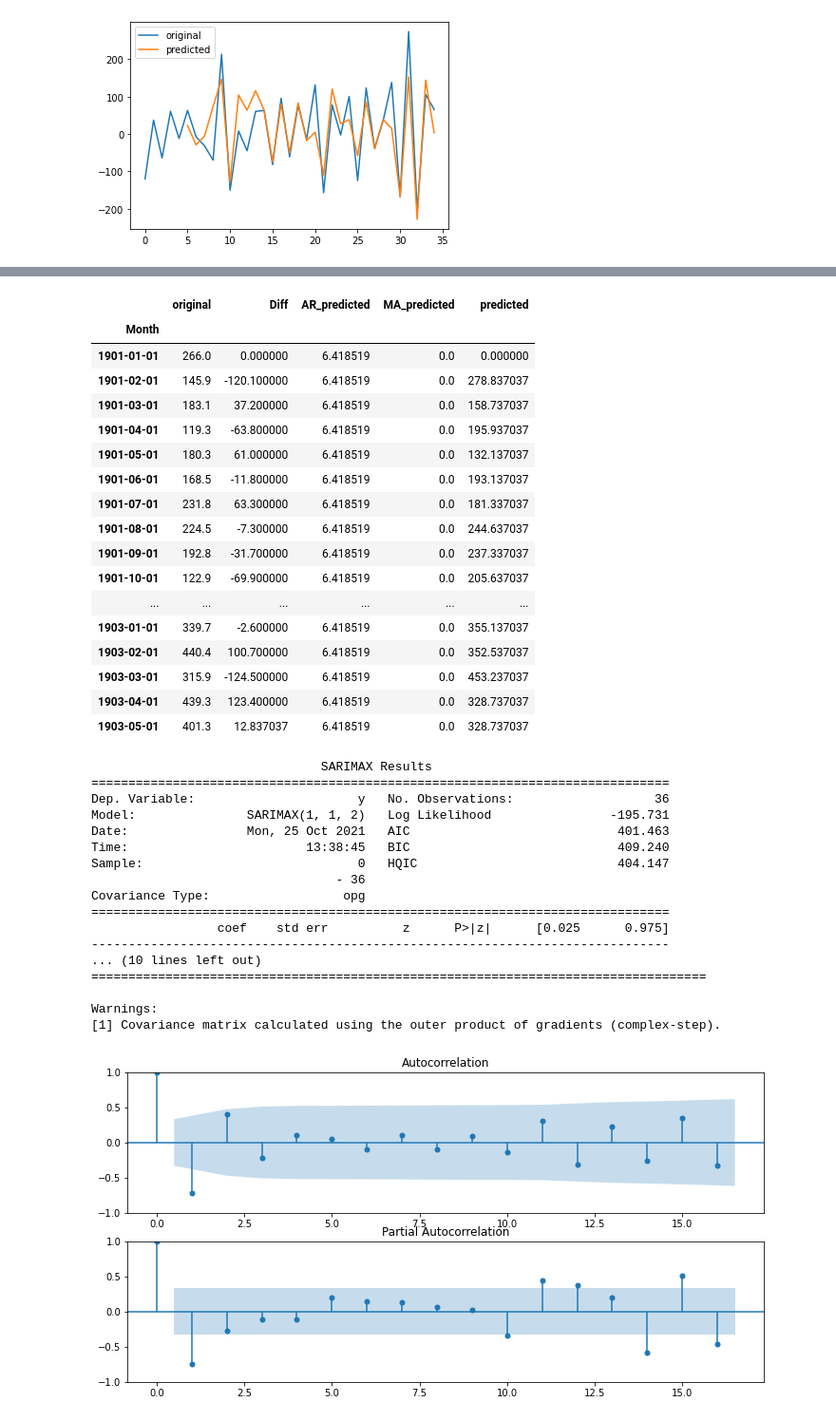
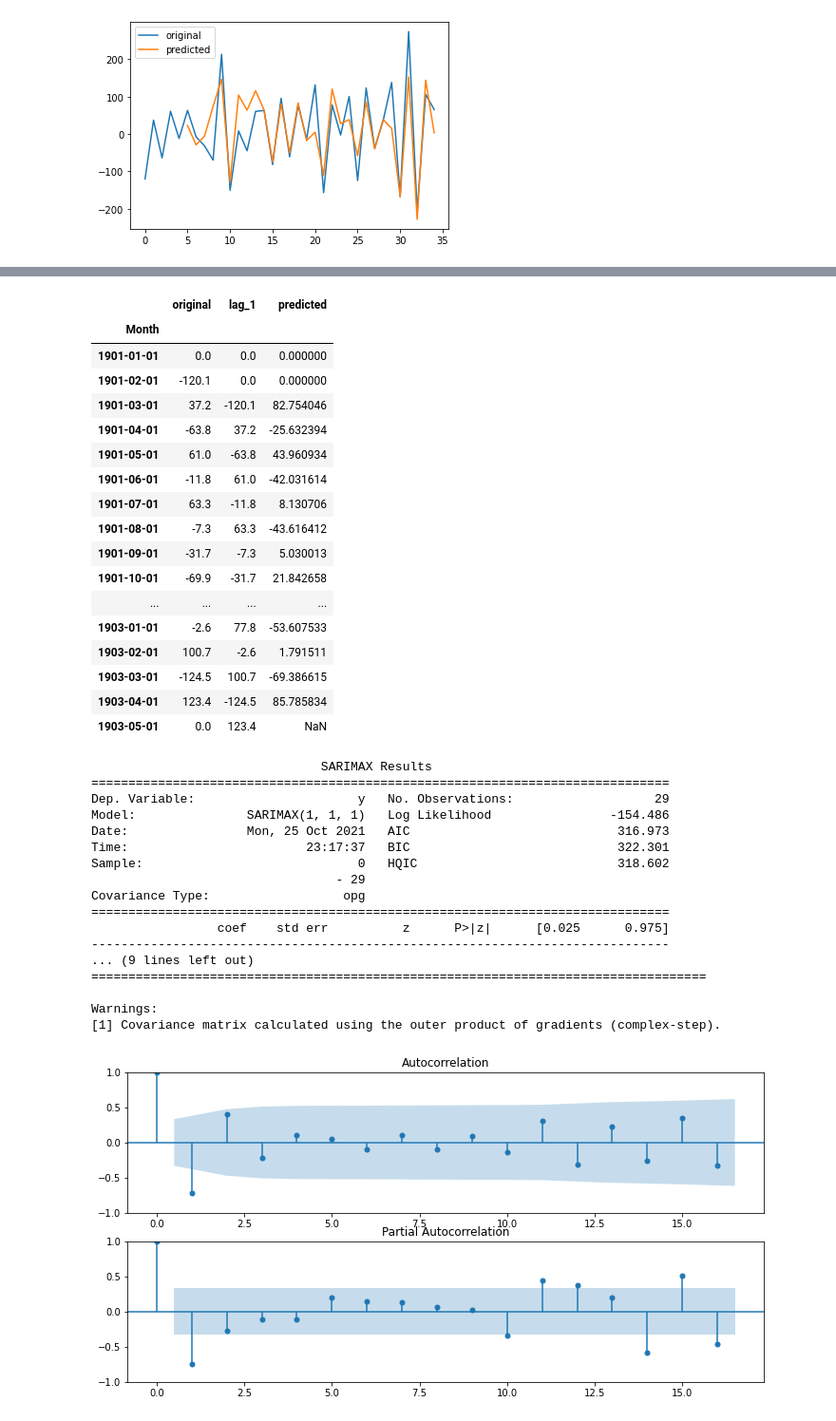
Before and after one commit to matt-juan23/time-series-forecasting, a Jupyter notebook: ARIMA.ipynb, the cells around one changed output, grey strips where cells are left out. Shown at 95% size. Cells and saved outputs as stored; diff of their text form; code cells hidden in the pictures.

```diff
--- a/ARIMA.ipynb
+++ b/ARIMA.ipynb
@@ -12,6 +12,8 @@ from scipy.optimize import lsq_linear
 from sklearn.linear_model import LinearRegression
 from sklearn.metrics import mean_squared_error
 from datetime import datetime, timedelta
+
+pd.set_option('display.max_rows', 500)
 # %%
 # load dataset
 def parser(x):
@@ -337,42 +432,42 @@ Mean squared error: 7021.91033823644
-# %%
-res
-# %% [output]
-|  | original | Diff | AR_predicted | MA_predicted | predicted |
-| Month |  |  |  |  |  |
-| 1901-01-01 | 266.0 | 0.000000 | 6.418519 | 0.0 | 0.000000 |
-| 1901-02-01 | 145.9 | -120.100000 | 6.418519 | 0.0 | 278.837037 |
-| 1901-03-01 | 183.1 | 37.200000 | 6.418519 | 0.0 | 158.737037 |
-| 1901-04-01 | 119.3 | -63.800000 | 6.418519 | 0.0 | 195.937037 |
-| 1901-05-01 | 180.3 | 61.000000 | 6.418519 | 0.0 | 132.137037 |
-| 1901-06-01 | 168.5 | -11.800000 | 6.418519 | 0.0 | 193.137037 |
-| 1901-07-01 | 231.8 | 63.300000 | 6.418519 | 0.0 | 181.337037 |
-| 1901-08-01 | 224.5 | -7.300000 | 6.418519 | 0.0 | 244.637037 |
-| 1901-09-01 | 192.8 | -31.700000 | 6.418519 | 0.0 | 237.337037 |
-| 1901-10-01 | 122.9 | -69.900000 | 6.418519 | 0.0 | 205.637037 |
-| ... | ... | ... | ... | ... | ... |
-| 1903-01-01 | 339.7 | -2.600000 | 6.418519 | 0.0 | 355.137037 |
-| 1903-02-01 | 440.4 | 100.700000 | 6.418519 | 0.0 | 352.537037 |
-| 1903-03-01 | 315.9 | -124.500000 | 6.418519 | 0.0 | 453.237037 |
-| 1903-04-01 | 439.3 | 123.400000 | 6.418519 | 0.0 | 328.737037 |
-| 1903-05-01 | 401.3 | 12.837037 | 6.418519 | 0.0 | 328.737037 |
+# %%
+ar
+# %% [output]
+|  | original | lag_1 | predicted |
+| Month |  |  |  |
+| 1901-01-01 | 0.0 | 0.0 | 0.000000 |
+| 1901-02-01 | -120.1 | 0.0 | 0.000000 |
+| 1901-03-01 | 37.2 | -120.1 | 82.754046 |
+| 1901-04-01 | -63.8 | 37.2 | -25.632394 |
+| 1901-05-01 | 61.0 | -63.8 | 43.960934 |
+| 1901-06-01 | -11.8 | 61.0 | -42.031614 |
+| 1901-07-01 | 63.3 | -11.8 | 8.130706 |
+| 1901-08-01 | -7.3 | 63.3 | -43.616412 |
+| 1901-09-01 | -31.7 | -7.3 | 5.030013 |
+| 1901-10-01 | -69.9 | -31.7 | 21.842658 |
+| ... | ... | ... | ... |
+| 1903-01-01 | -2.6 | 77.8 | -53.607533 |
+| 1903-02-01 | 100.7 | -2.6 | 1.791511 |
+| 1903-03-01 | -124.5 | 100.7 | -69.386615 |
+| 1903-04-01 | 123.4 | -124.5 | 85.785834 |
+| 1903-05-01 | 0.0 | 123.4 | NaN |
 # %%
 from pmdarima.arima import auto_arima
-mod = auto_arima(data.values)
+mod = auto_arima(data.iloc[:29].values)
 print(mod.summary())
 # %% [output]
                                SARIMAX Results
 ==============================================================================
-Dep. Variable:                      y   No. Observations:                   36
-Model:               SARIMAX(1, 1, 2)   Log Likelihood                -195.731
-Date:                Mon, 25 Oct 2021   AIC                            401.463
-Time:                        13:38:45   BIC                            409.240
-Sample:                             0   HQIC                           404.147
-                                 - 36
+Dep. Variable:                      y   No. Observations:                   29
+Model:               SARIMAX(1, 1, 1)   Log Likelihood                -154.486
+Date:                Mon, 25 Oct 2021   AIC                            316.973
+Time:                        23:17:37   BIC                            322.301
+Sample:                             0   HQIC                           318.602
+                                 - 29
 Covariance Type:                  opg
 ==============================================================================
                  coef    std err          z      P>|z|      [0.025      0.975]
 ------------------------------------------------------------------------------
-... (10 lines left out)
+... (9 lines left out)
 ===================================================================================
 
 Warnings:
```
Also changed, not shown: parts of 4 cells of this notebook, 2 other files.
